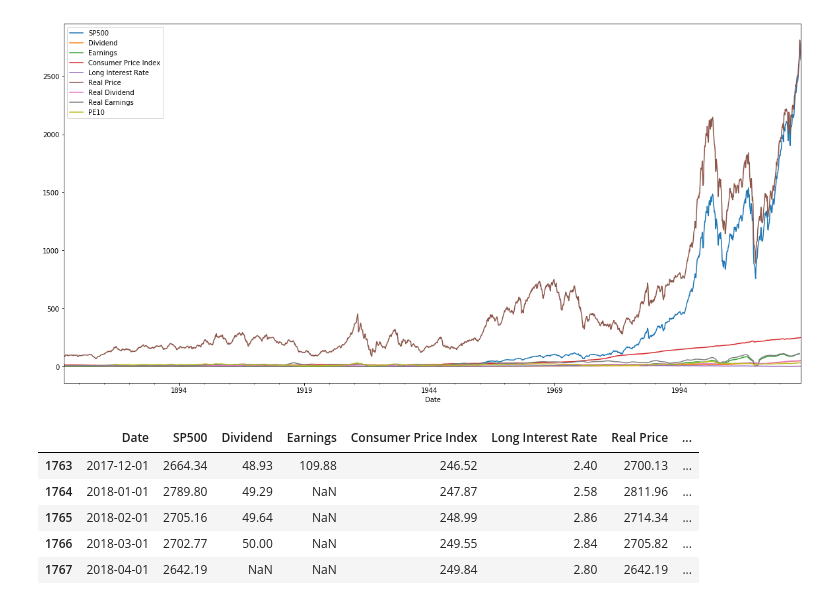
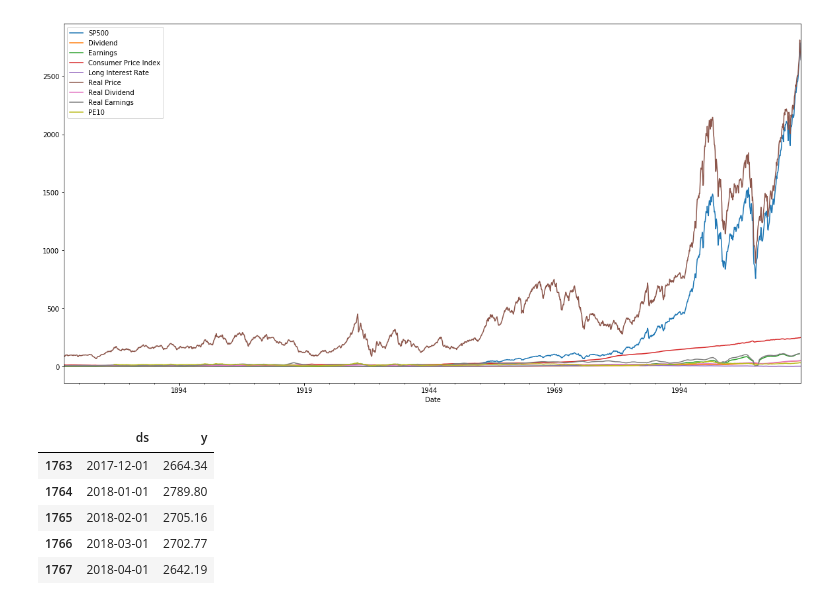
Before and after one commit to jungi21cc/snp500, a Jupyter notebook: snp_index.ipynb, the cells around one changed output. Drawn from its saved outputs; the diff is of its cells as text; code cells hidden in the pictures.

```diff
--- a/snp_index.ipynb
+++ b/snp_index.ipynb
@@ -53,12 +53,15 @@ plt.show()
 # %% [output]
 [figure]
 # %%
-uptodate = data[data['Date'] > '2010-1-1']
+uptodate = data[data['Date'] > '1950-1-1']
+# uptodate = data
+uptodate = uptodate.iloc[:, 0:2]
+uptodate = uptodate.rename(columns={'Date':'ds', "SP500":"y" })
 uptodate.tail()
 # %% [output]
-|  | Date | SP500 | Dividend | Earnings | Consumer Price Index | Long Interest Rate | Real Price | ... |
-| 1763 | 2017-12-01 | 2664.34 | 48.93 | 109.88 | 246.52 | 2.40 | 2700.13 | ... |
-| 1764 | 2018-01-01 | 2789.80 | 49.29 | NaN | 247.87 | 2.58 | 2811.96 | ... |
-| 1765 | 2018-02-01 | 2705.16 | 49.64 | NaN | 248.99 | 2.86 | 2714.34 | ... |
-| 1766 | 2018-03-01 | 2702.77 | 50.00 | NaN | 249.55 | 2.84 | 2705.82 | ... |
-| 1767 | 2018-04-01 | 2642.19 | NaN | NaN | 249.84 | 2.80 | 2642.19 | ... |
+|  | ds | y |
+| 1763 | 2017-12-01 | 2664.34 |
+| 1764 | 2018-01-01 | 2789.80 |
+| 1765 | 2018-02-01 | 2705.16 |
+| 1766 | 2018-03-01 | 2702.77 |
+| 1767 | 2018-04-01 | 2642.19 |
```
Also changed, not shown: parts of 9 cells of this notebook, 2 other files.
